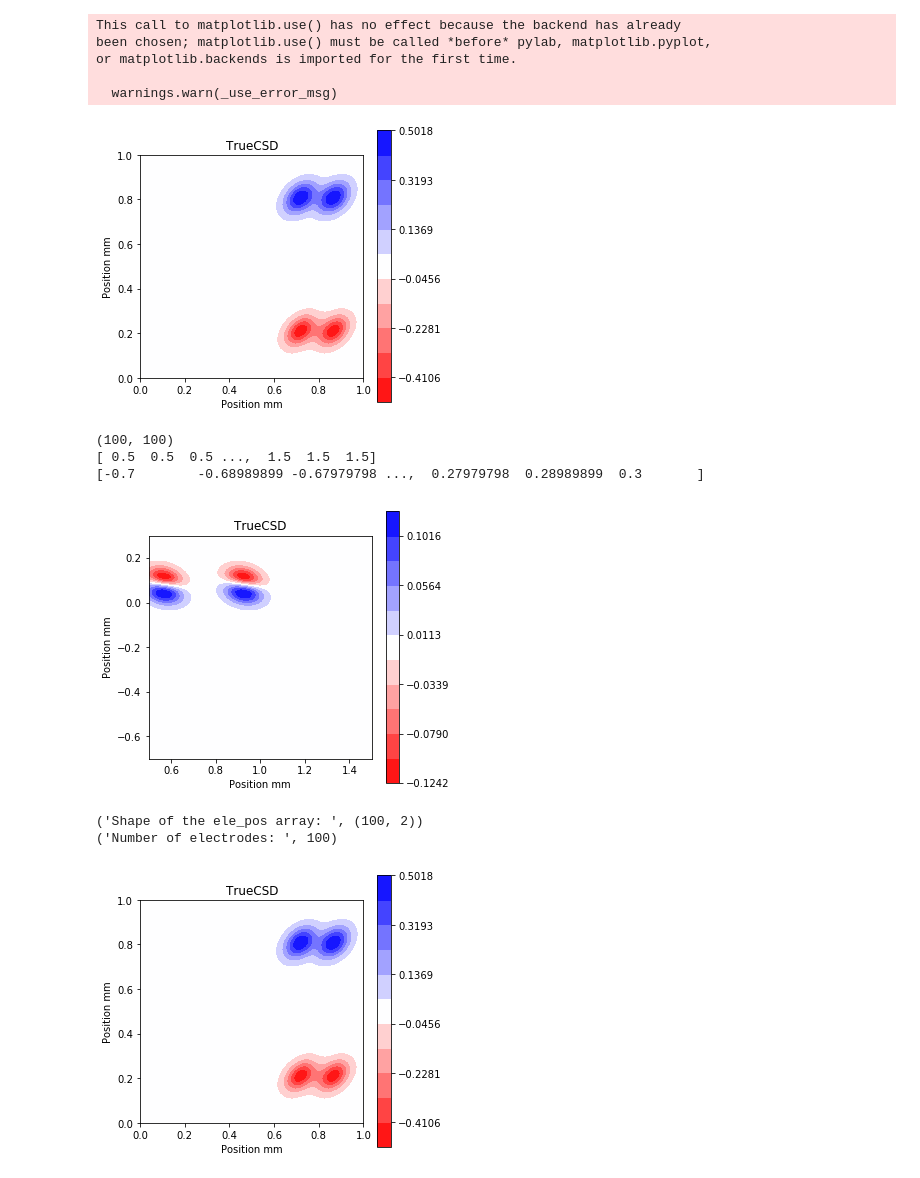
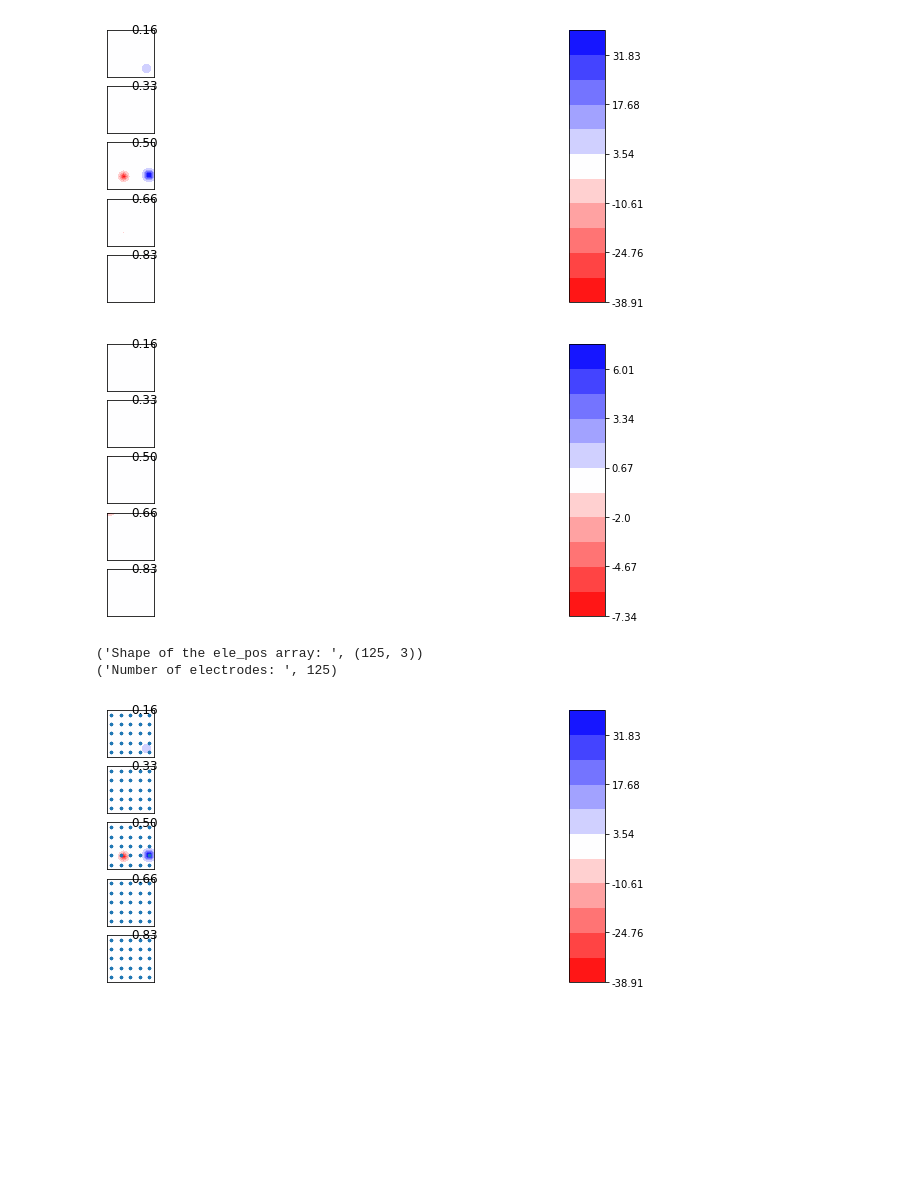
Before and after one commit to Neuroinflab/kCSD-python, a Jupyter notebook: tutorial_kcsd.ipynb, the cells around one changed output. Cells and saved outputs as stored; diff of their text form; code cells hidden in the pictures; blank space fills up the shorter version.

```diff
--- a/tutorial_kcsd.ipynb
+++ b/tutorial_kcsd.ipynb
@@ -2,40 +2,26 @@
 %matplotlib inline
 import numpy as np
 import config
-import matplotlib
-matplotlib.use('nbagg')
 
 import plotting_helpers as plots
 import utility_functions as utils
 import csd_profile as CSD
 from KCSD import KCSD2D
-# %% [output]
-This call to matplotlib.use() has no effect because the backend has already
-been chosen; matplotlib.use() must be called *before* pylab, matplotlib.pyplot,
-or matplotlib.backends is imported for the first time.
-
-  warnings.warn(_use_error_msg)
 # %%
 # Lets say we create a random CSD source
 csd_profile = CSD.gauss_1d_mono #Type of the CSD Source
-csd_profile = CSD.gauss_2d_small
-config.dim = 2
+csd_profile = CSD.gauss_3d_small
+config.dim = 3
 csd_at, true_csd = utils.generate_csd(csd_profile, seed=15)
 plots.show_csd(csd_at, true_csd)
 # %% [output]
-[figure, old version]
+[figure, new version]
 # %%
-csd_at_b =  np.mgrid[0.5:1.5:100j, -0.7:0.3:100j]
+csd_at_b =  np.mgrid[0.5:1.5:100j, -0.7:0.3:100j, 0:1:100j]
 csd_at_b, true_csd_b = utils.generate_csd(csd_profile, csd_at_b, seed=0)
 plots.show_csd(csd_at_b, true_csd_b)
-print(true_csd_b.shape)
-print(csd_at_b[0, :, :].flatten())
-print(csd_at_b[1, :, :].flatten())
 # %% [output]
-(100, 100)
-[ 0.5  0.5  0.5 ...,  1.5  1.5  1.5]
-[-0.7        -0.68989899 -0.67979798 ...,  0.27979798  0.28989899  0.3       ]
-[figure, old version]
+[figure, new version]
 # %%
  #Lets add some electrodes which span the CSD space
 num_ele, ele_pos = utils.generate_electrodes()
@@ -43,9 +29,9 @@ plots.show_csd(csd_at, true_csd, show_ele=ele_pos)
 print('Shape of the ele_pos array: ', ele_pos.shape)
 print('Number of electrodes: ',ele_pos.shape[0])
 # %% [output]
-('Shape of the ele_pos array: ', (100, 2))
-('Number of electrodes: ', 100)
+('Shape of the ele_pos array: ', (125, 3))
+('Number of electrodes: ', 125)
-[figure, old version]
+[figure, new version]
 # %%
 # Lets emulate the case when some of the electrodes are broken / used for stimulation
 ele_seed = np.random.RandomState(13)
```
Also changed, not shown: parts of 4 cells of this notebook, 2 other files.
